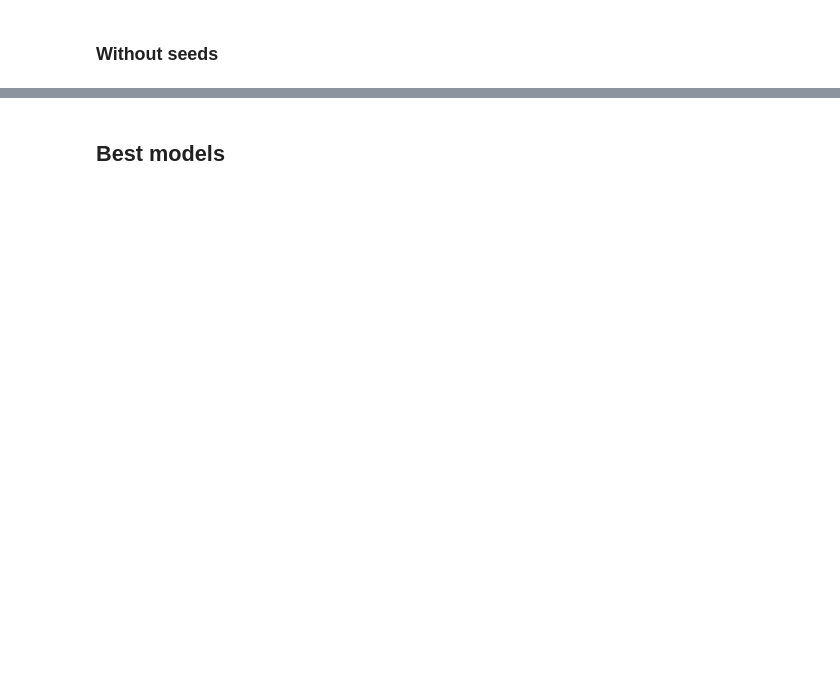
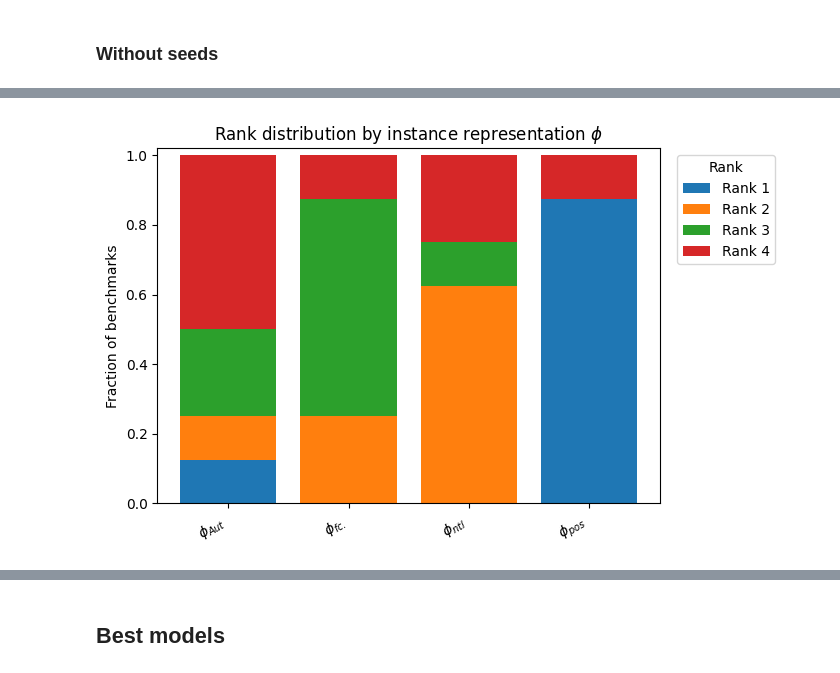
Before and after one commit to olayaperezmon/representation_LQ, a Jupyter notebook: table_and_sankey_diag.ipynb, the cells around one changed output, grey strips where cells are left out. Cells and saved outputs as stored; diff of their text form; code cells hidden in the pictures; blank space fills up the shorter version.

Commit message:
Representation Learning for Quantification final version

```diff
--- a/table_and_sankey_diag.ipynb
+++ b/table_and_sankey_diag.ipynb
@@ -15,7 +16,7 @@ import matplotlib.colors as mcolors
 # %%
-#datasets = ['connect-4', 'dry-bean', 'hand_digits', 'chess', 'shuttle'] #, 'connect-4', 'poker_hand']
-datasets = ['T1B', 'T2'] #, 'CIFAR10', 'CIFAR100coarse']
-table_ae = Table(name='mrae')
+datasets = ['shuttle', 'connect-4', 'dry-bean', 'hand_digits', 'chess', 'CIFAR100coarse', 'CIFAR10', 'T1B'] #['dry-bean', 'hand_digits', 'chess', 'shuttle', 'connect-4'] #, 'poker_hand']
+#datasets = ['T1B', 'T2'] #, 'CIFAR10', 'CIFAR100coarse']
+table_ae = Table(name='mae')
 # %%
 def get_val_loss(file_path):
     """Read the JSON file and get the value of 'val_loss'."""
@@ -188,0 +289,2 @@ rm: no se puede borrar 'table_phiNN_big_def_mean_RAE_LEQUA_.log': No existe el a
+# %%
+df = df_csv
@@ -188,0 +400,10 @@ rm: no se puede borrar 'table_phiNN_big_def_mean_RAE_LEQUA_.log': No existe el a
+# %%
+data = []
+
+for method in table_ae.get_methods():
+    m = method.split('+')
+    values = table_ae.get_method_values(method)
+    for i, value in enumerate(values):
+        data.append({'Benchmark': table_ae.get_benchmarks()[i], 'Loss': m[0], 'Phi': m[1], 'phi': m[2], 'Value': value})
+
+df_data = pd.DataFrame(data)
@@ -188,0 +426,66 @@ rm: no se puede borrar 'table_phiNN_big_def_mean_RAE_LEQUA_.log': No existe el a
+# %%
+def component_rank_table(df, component):
+    best_component = (
+        df.groupby(["Benchmark", component])["Value"]
+        .min()
+        .reset_index()
+    )
+
+    best_component["Rank"] = (
+        best_component.groupby("Benchmark")["Value"]
+        .rank(method="min", ascending=True)
+        .astype(int)
+    )
+
+    rank_counts = (
+        best_component.groupby([component, "Rank"])
+        .size()
+        .reset_index(name="Count")
+    )
+
+    rank_counts["Proportion"] = (
+        rank_counts["Count"] /
+        best_component["Benchmark"].nunique()
+    )
+
+    matrix = rank_counts.pivot(
+        index=component,
+        columns="Rank",
+        values="Proportion"
+    ).fillna(0)
+
+    return matrix
+
+
+def plot_rank_distribution(matrix, title):
+    fig, ax = plt.subplots(figsize=(7, 4.5))
+
+    bottom = np.zeros(matrix.shape[0])
+    x = np.arange(matrix.shape[0])
+
+    for rank in matrix.columns:
+        values = matrix[rank].values
+        ax.bar(x, values, bottom=bottom, label=f"Rank {rank}")
+        bottom += values
+
+    ax.set_xticks(x)
+    ax.set_xticklabels(matrix.index, rotation=30, ha="right")
+    ax.set_ylabel("Fraction of benchmarks")
+    ax.set_title(title)
+    ax.set_ylim(0, 1.02)
+    ax.legend(title="Rank", bbox_to_anchor=(1.02, 1), loc="upper left")
+
+    fig.tight_layout()
+    return fig, ax
+
+
+for component, title in [
+    ("phi", "Rank distribution by instance representation $\\phi$"),
+    ("Phi", "Rank distribution by bag representation $\\Phi$"),
+    ("Loss", "Rank distribution by optimization strategy $\\mathcal{O}$"),
+]:
+    matrix = component_rank_table(df_data, component)
+    plot_rank_distribution(matrix, title)
+    plt.show()
+# %% [output]
+[figure, added]
```
Also changed, not shown: parts of 51 cells of this notebook, 2 other files.
